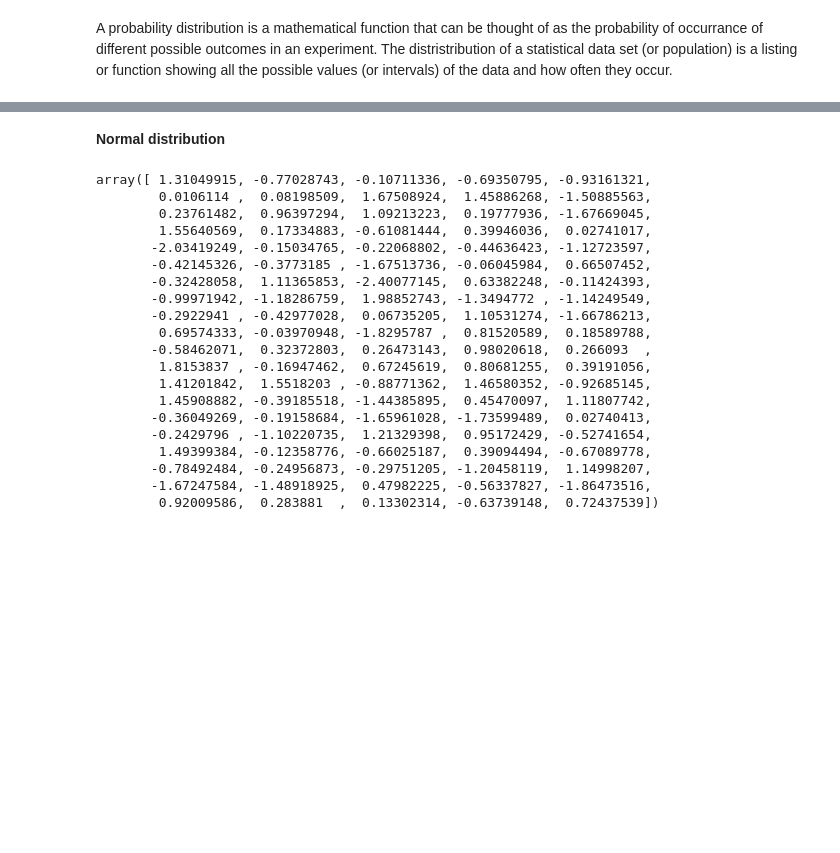
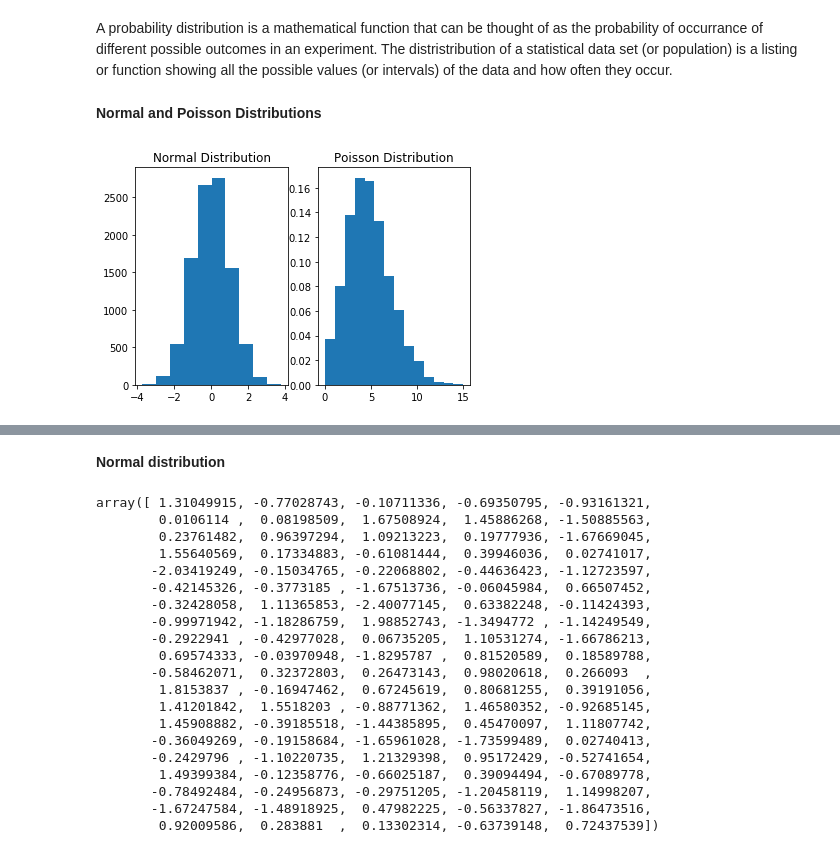
Before and after one commit to fionanealon/numpy-random, a Jupyter notebook: numpy-random.ipynb, the cells around one changed output, grey strips where cells are left out. Cells and saved outputs as stored; diff of their text form; code cells hidden in the pictures; blank space fills up the shorter version.

Commit message:
update probaility distributions

```diff
--- a/numpy-random.ipynb
+++ b/numpy-random.ipynb
@@ -153,3 +202,23 @@ np.random.shuffle([1,2,3,4,5])
 ![image.png](attachment:image.png)
 # %% [markdown]
 A probability distribution is a mathematical function that can be thought of as the probability of occurrance of different possible outcomes in an experiment. The distristribution of a statistical data set (or population) is a listing or function showing all the possible values (or intervals) of the data and how often they occur.
+# %% [markdown]
+**Normal and Poisson Distributions**
+# %%
+import matplotlib.pyplot as plt
+import numpy as np
+
+plt.subplot(1, 2, 1)
+x = np.random.normal(0.0, 1.0, 10000)
+plt.title("Normal Distribution")
+plt.hist(x)
+
+
+plt.subplot(1, 2, 2)
+samples = np.random.poisson(5, 10000)
+count, bins, ignored = plt.hist(s, 14, density=True)
+plt.title("Poisson Distribution")
+
+plt.show()
+# %% [output]
+[figure, added]
```
Also changed, not shown: parts of 38 cells of this notebook.
